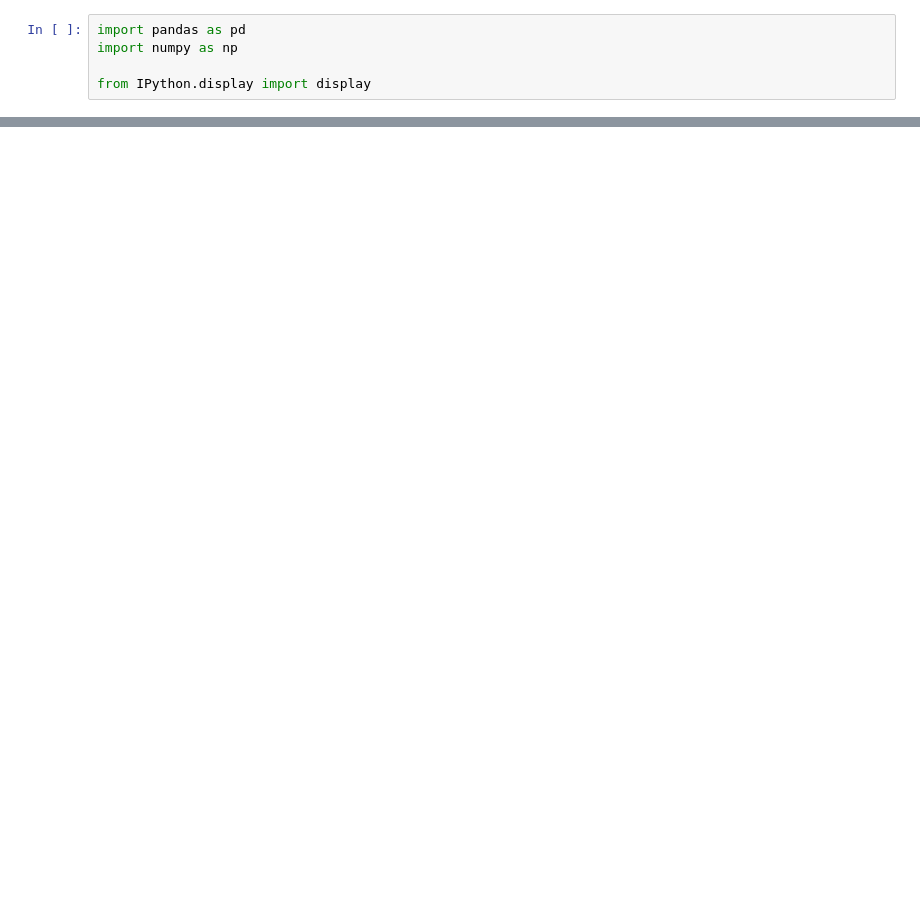
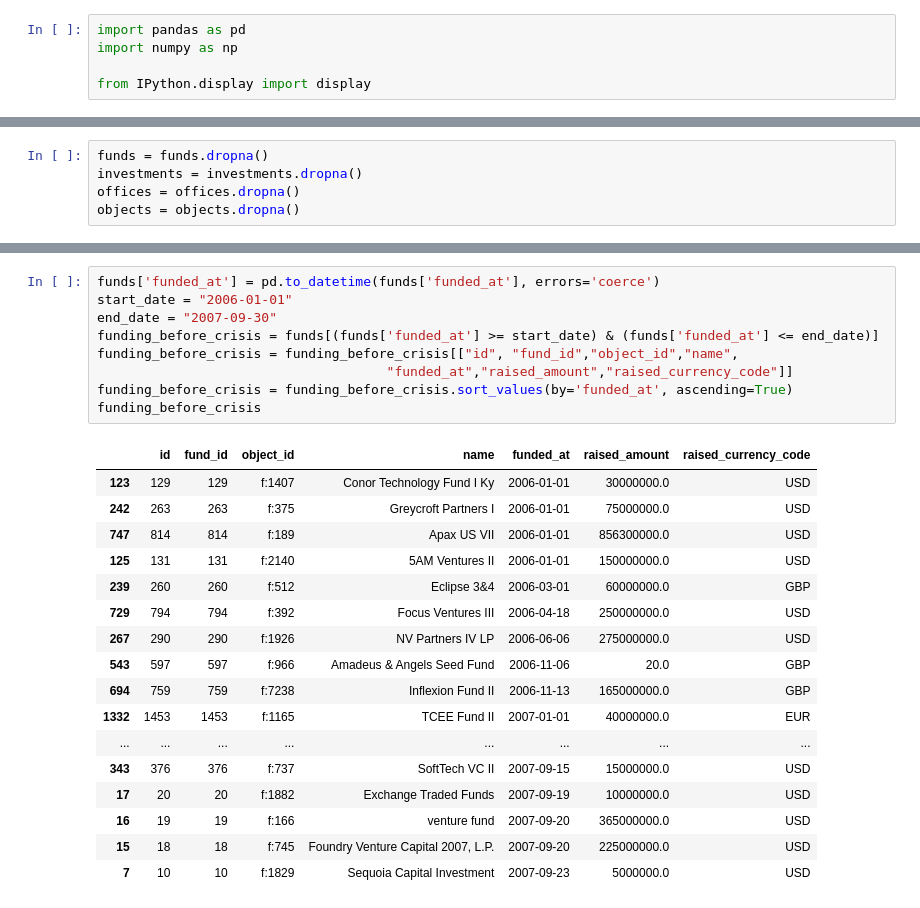
Before and after one commit to ECO225-W2025/eco225-project-code-bollarzhao, a Jupyter notebook: project 1.ipynb, the cells around one changed output, grey strips where cells are left out. Saved outputs shown, nothing was run; the diff lists cells and outputs as text; blank space fills up the shorter version.

```diff
--- a/project 1.ipynb
+++ b/project 1.ipynb
@@ -60,0 +38,5 @@ funds = pd.read_csv("/Users/zzybollar/Downloads/archive/funds.csv")
+# %%
+funds = funds.dropna()
+investments = investments.dropna()
+offices = offices.dropna()
+objects = objects.dropna()
@@ -60,0 +56,27 @@ funds = pd.read_csv("/Users/zzybollar/Downloads/archive/funds.csv")
+# %%
+funds['funded_at'] = pd.to_datetime(funds['funded_at'], errors='coerce')
+start_date = "2006-01-01"
+end_date = "2007-09-30"
+funding_before_crisis = funds[(funds['funded_at'] >= start_date) & (funds['funded_at'] <= end_date)]
+funding_before_crisis = funding_before_crisis[["id", "fund_id","object_id","name",
+                                     "funded_at","raised_amount","raised_currency_code"]]
+funding_before_crisis = funding_before_crisis.sort_values(by='funded_at', ascending=True)
+funding_before_crisis
+# %% [output]
+|  | id | fund_id | object_id | name | funded_at | raised_amount | raised_currency_code |
+| 123 | 129 | 129 | f:1407 | Conor Technology Fund I Ky | 2006-01-01 | 30000000.0 | USD |
+| 242 | 263 | 263 | f:375 | Greycroft Partners I | 2006-01-01 | 75000000.0 | USD |
+| 747 | 814 | 814 | f:189 | Apax US VII | 2006-01-01 | 856300000.0 | USD |
+| 125 | 131 | 131 | f:2140 | 5AM Ventures II | 2006-01-01 | 150000000.0 | USD |
+| 239 | 260 | 260 | f:512 | Eclipse 3&4 | 2006-03-01 | 60000000.0 | GBP |
+| 729 | 794 | 794 | f:392 | Focus Ventures III | 2006-04-18 | 250000000.0 | USD |
+| 267 | 290 | 290 | f:1926 | NV Partners IV LP | 2006-06-06 | 275000000.0 | USD |
+| 543 | 597 | 597 | f:966 | Amadeus & Angels Seed Fund | 2006-11-06 | 20.0 | GBP |
+| 694 | 759 | 759 | f:7238 | Inflexion Fund II | 2006-11-13 | 165000000.0 | GBP |
+| 1332 | 1453 | 1453 | f:1165 | TCEE Fund II | 2007-01-01 | 40000000.0 | EUR |
+| ... | ... | ... | ... | ... | ... | ... | ... |
+| 343 | 376 | 376 | f:737 | SoftTech VC II | 2007-09-15 | 15000000.0 | USD |
+| 17 | 20 | 20 | f:1882 | Exchange Traded Funds | 2007-09-19 | 10000000.0 | USD |
+| 16 | 19 | 19 | f:166 | venture fund | 2007-09-20 | 365000000.0 | USD |
+| 15 | 18 | 18 | f:745 | Foundry Venture Capital 2007, L.P. | 2007-09-20 | 225000000.0 | USD |
+| 7 | 10 | 10 | f:1829 | Sequoia Capital Investment | 2007-09-23 | 5000000.0 | USD |
```
Also changed, not shown: parts of 25 cells of this notebook.
